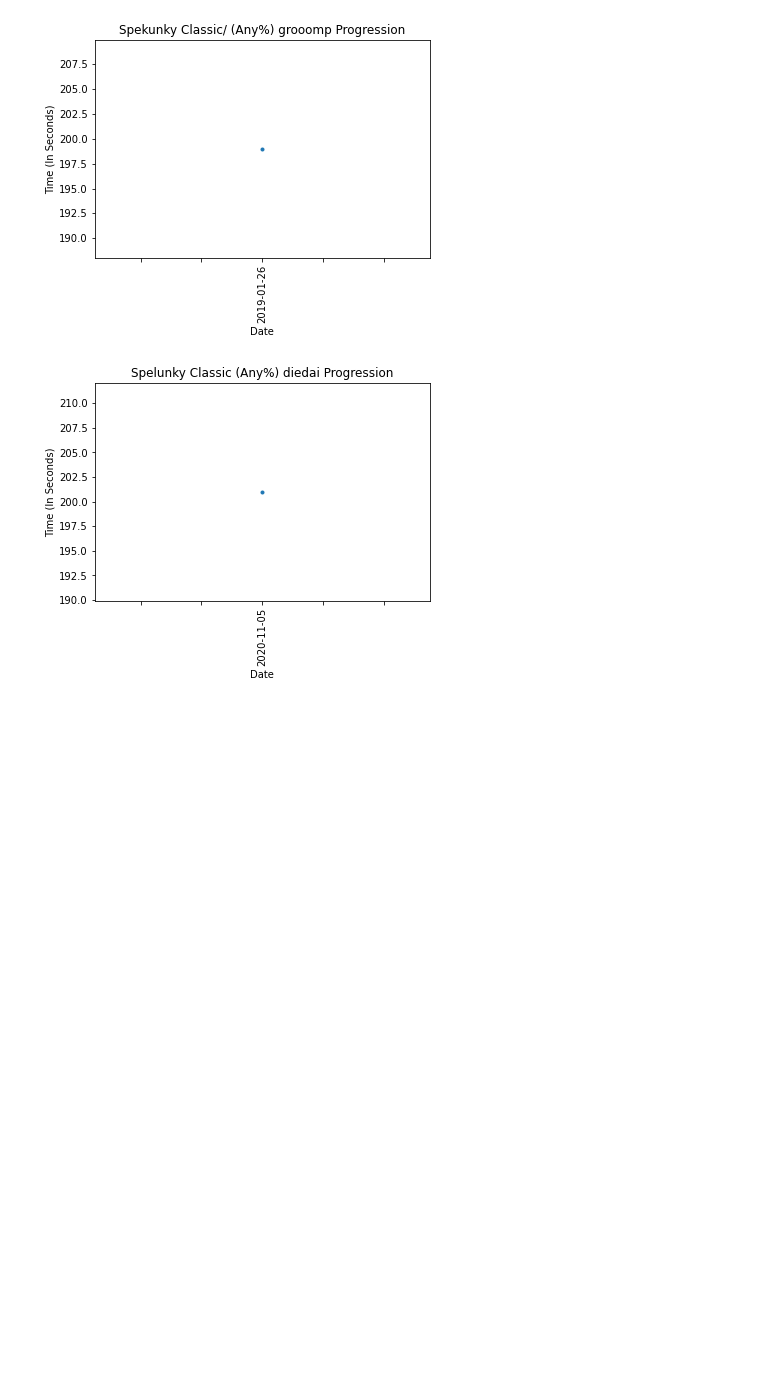
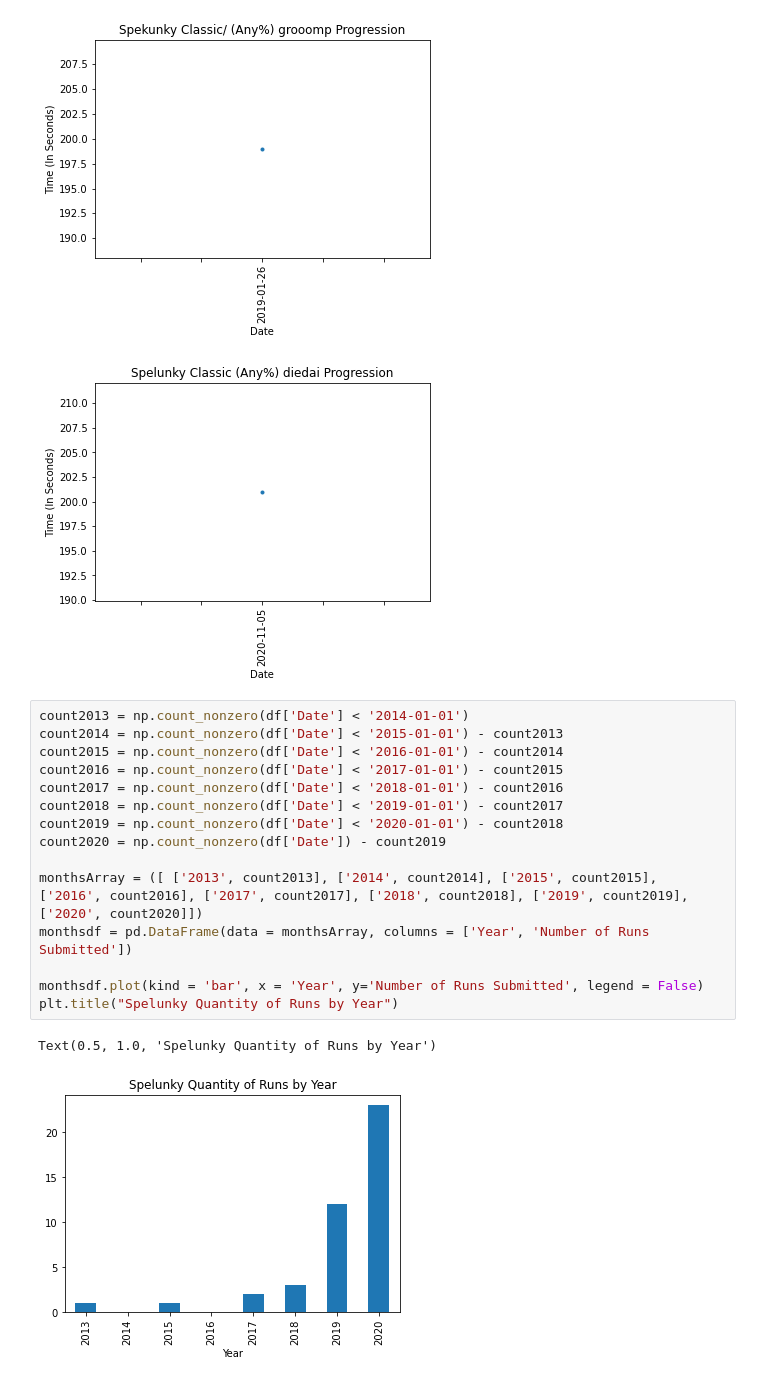
Before and after one commit to AndrewMacatangay/UIC-CS-418-Data-Scrapers, a Jupyter notebook: WebScrapers/SpelunkyClassicGraphs.ipynb, the cells around one changed output. Cells and saved outputs as stored; diff of their text form; blank space fills up the shorter version.

Commit message:
Added a runs by year for spelunky classic

```diff
--- a/WebScrapers/SpelunkyClassicGraphs.ipynb
+++ b/WebScrapers/SpelunkyClassicGraphs.ipynb
@@ -181,3 +181,21 @@ Text(0.5, 1.0, 'Spelunky Classic (Any%) diedai Progression')
 [figure]
 [figure]
 [figure]
+# %%
+count2013 = np.count_nonzero(df['Date'] < '2014-01-01')
+count2014 = np.count_nonzero(df['Date'] < '2015-01-01') - count2013
+count2015 = np.count_nonzero(df['Date'] < '2016-01-01') - count2014
+count2016 = np.count_nonzero(df['Date'] < '2017-01-01') - count2015
+count2017 = np.count_nonzero(df['Date'] < '2018-01-01') - count2016
+count2018 = np.count_nonzero(df['Date'] < '2019-01-01') - count2017
+count2019 = np.count_nonzero(df['Date'] < '2020-01-01') - count2018
+count2020 = np.count_nonzero(df['Date']) - count2019
+
+monthsArray = ([ ['2013', count2013], ['2014', count2014], ['2015', count2015], ['2016', count2016], ['2017', count2017], ['2018', count2018], ['2019', count2019], ['2020', count2020]])
+monthsdf = pd.DataFrame(data = monthsArray, columns = ['Year', 'Number of Runs Submitted'])
+
+monthsdf.plot(kind = 'bar', x = 'Year', y='Number of Runs Submitted', legend = False)
+plt.title("Spelunky Quantity of Runs by Year")
+# %% [output]
+Text(0.5, 1.0, 'Spelunky Quantity of Runs by Year')
+[figure, added]
```
